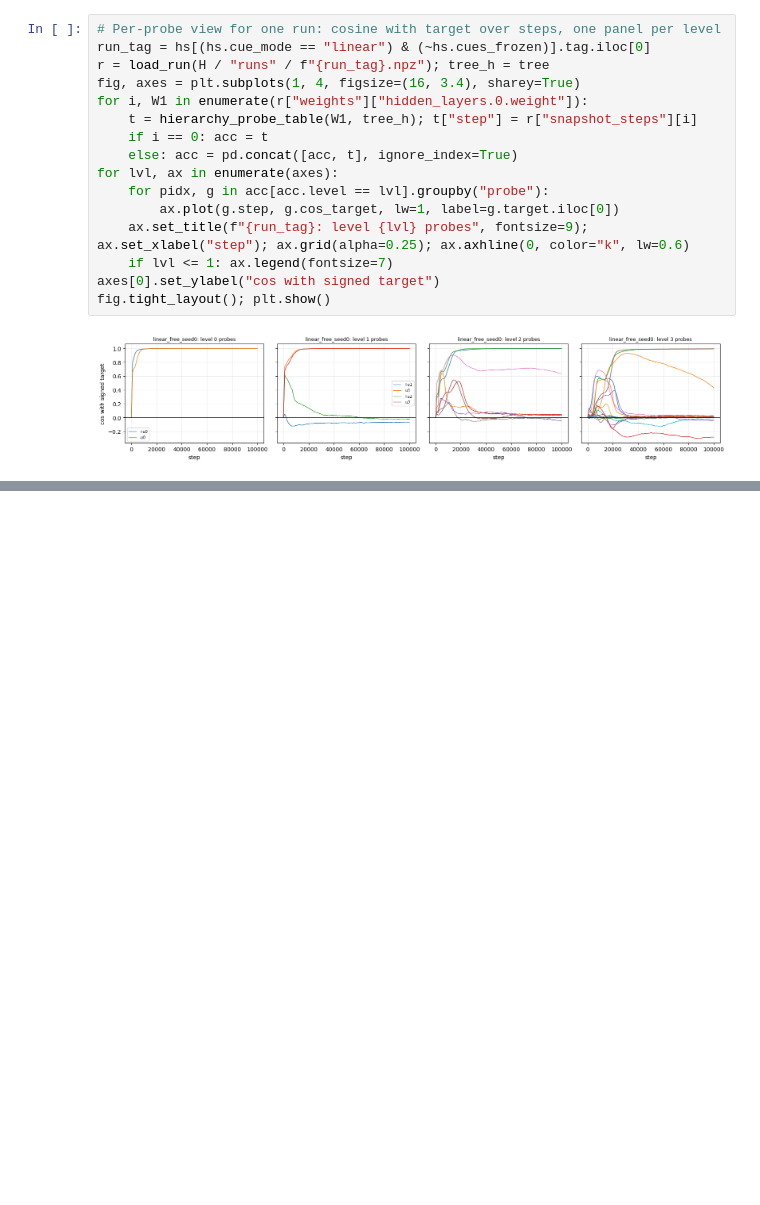
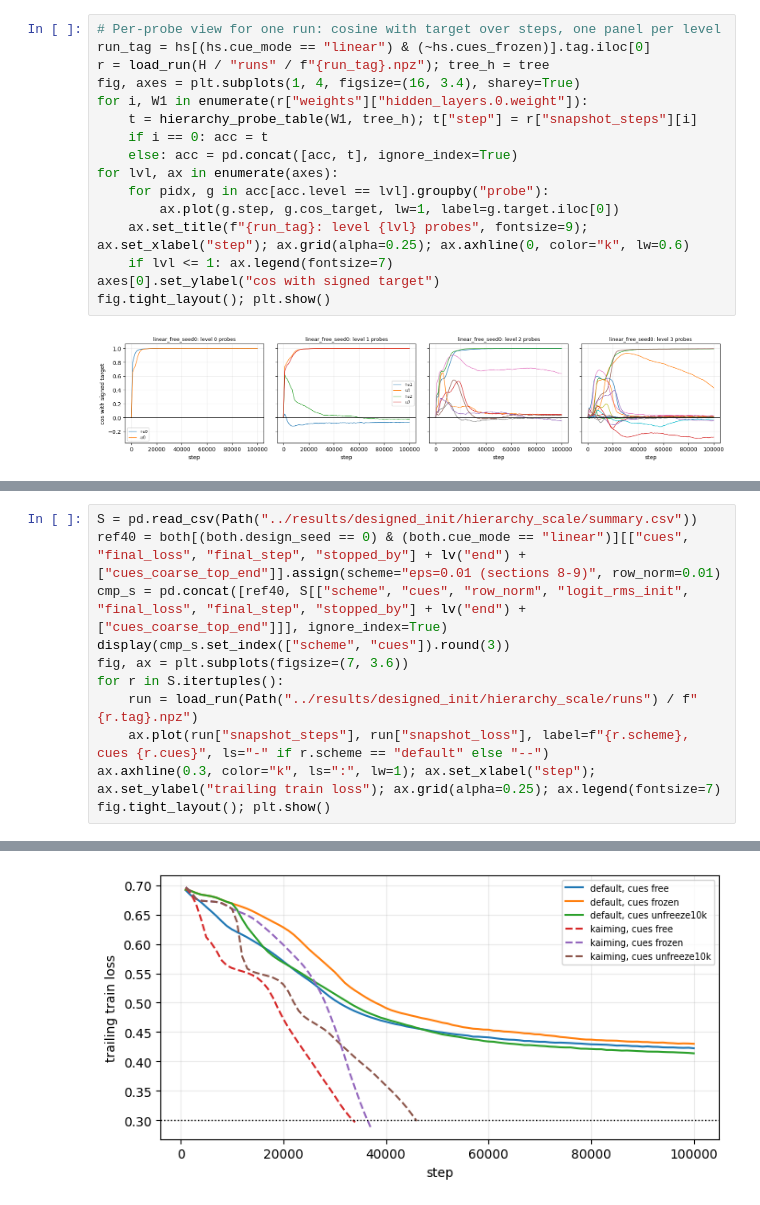
Before and after one commit to HarishGP/layer-lenses, a Jupyter notebook: notebooks/designed_init_u0.ipynb, the cells around one changed output, grey strips where cells are left out. Saved outputs shown, nothing was run; the diff lists cells and outputs as text; blank space fills up the shorter version.

```diff
--- a/notebooks/designed_init_u0.ipynb
+++ b/notebooks/designed_init_u0.ipynb
@@ -490,0 +582,12 @@ fig.tight_layout(); plt.show()
+# %%
+S = pd.read_csv(Path("../results/designed_init/hierarchy_scale/summary.csv"))
+ref40 = both[(both.design_seed == 0) & (both.cue_mode == "linear")][["cues", "final_loss", "final_step", "stopped_by"] + lv("end") + ["cues_coarse_top_end"]].assign(scheme="eps=0.01 (sections 8-9)", row_norm=0.01)
+cmp_s = pd.concat([ref40, S[["scheme", "cues", "row_norm", "logit_rms_init", "final_loss", "final_step", "stopped_by"] + lv("end") + ["cues_coarse_top_end"]]], ignore_index=True)
+display(cmp_s.set_index(["scheme", "cues"]).round(3))
+fig, ax = plt.subplots(figsize=(7, 3.6))
+for r in S.itertuples():
+    run = load_run(Path("../results/designed_init/hierarchy_scale/runs") / f"{r.tag}.npz")
+    ax.plot(run["snapshot_steps"], run["snapshot_loss"], label=f"{r.scheme}, cues {r.cues}", ls="-" if r.scheme == "default" else "--")
+ax.axhline(0.3, color="k", ls=":", lw=1); ax.set_xlabel("step"); ax.set_ylabel("trailing train loss"); ax.grid(alpha=0.25); ax.legend(fontsize=7)
+fig.tight_layout(); plt.show()
+# %% [output]
@@ -490,0 +605 @@ fig.tight_layout(); plt.show()
+[figure, added]
```
Also changed, not shown: parts of 5 cells of this notebook, 48 other files.
